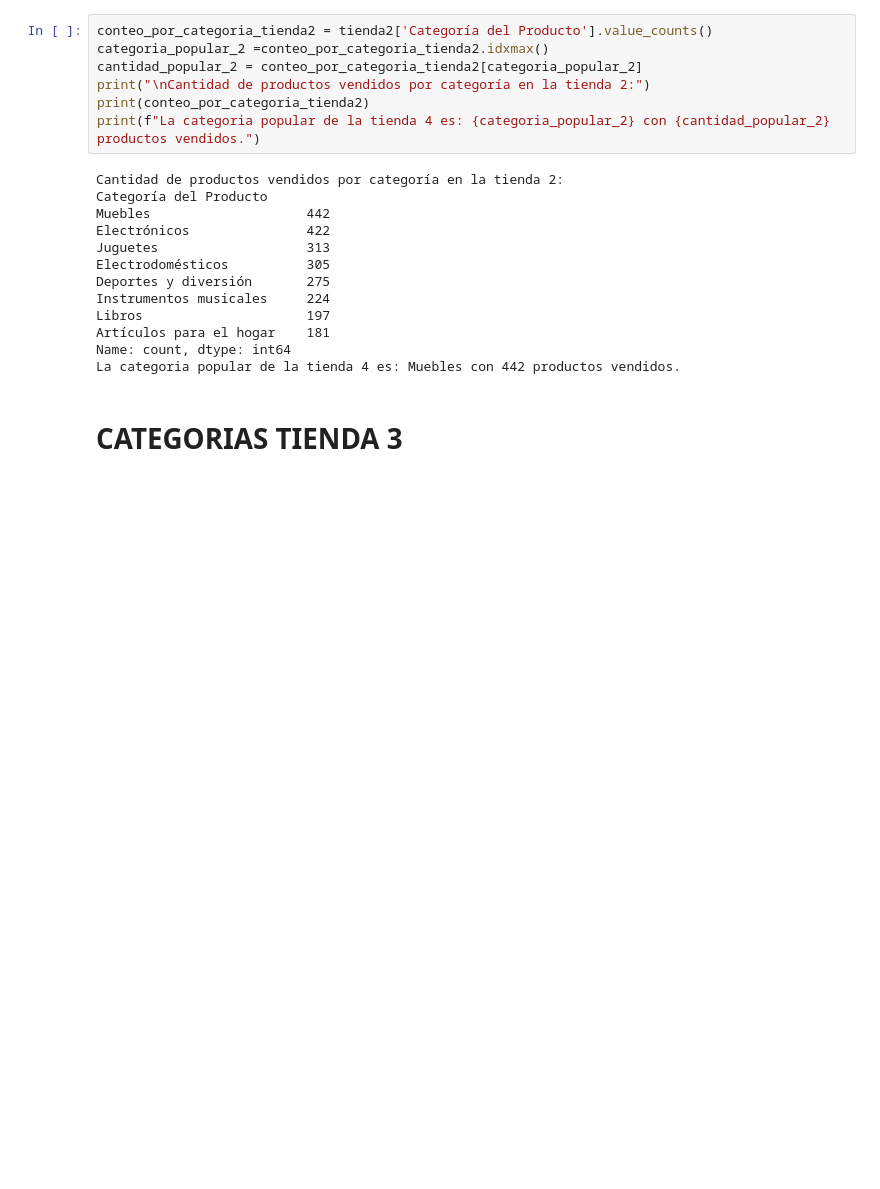
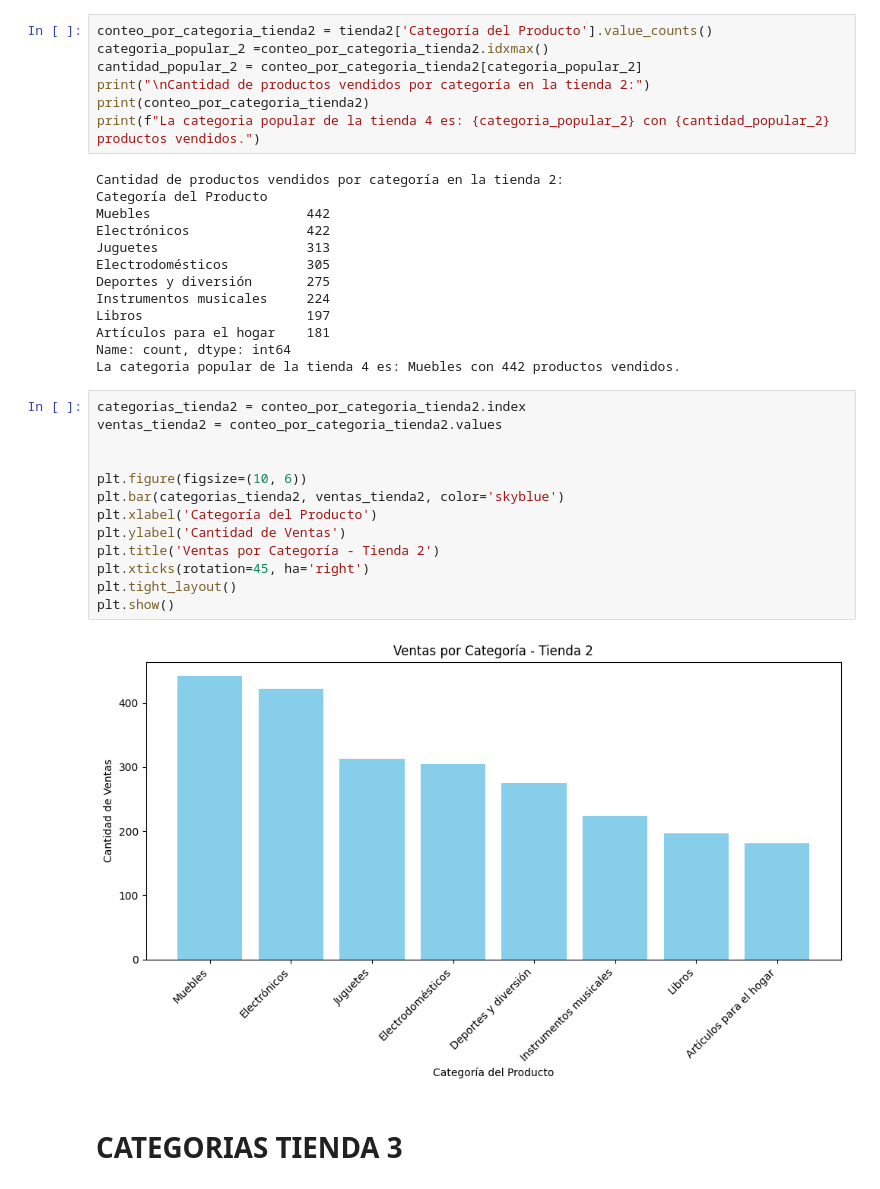
Before and after one commit to TWOD22/Alura-Store-Challenge, a Jupyter notebook: AluraStoreLatam.ipynb, the cells around one changed output. Saved outputs shown, nothing was run; the diff lists cells and outputs as text; blank space fills up the shorter version.

```diff
--- a/AluraStoreLatam.ipynb
+++ b/AluraStoreLatam.ipynb
@@ -120,6 +148,21 @@ Libros                     197
 Artículos para el hogar    181
 Name: count, dtype: int64
 La categoria popular de la tienda 4 es: Muebles con 442 productos vendidos.
+# %%
+categorias_tienda2 = conteo_por_categoria_tienda2.index
+ventas_tienda2 = conteo_por_categoria_tienda2.values
+
+
+plt.figure(figsize=(10, 6))
+plt.bar(categorias_tienda2, ventas_tienda2, color='skyblue')
+plt.xlabel('Categoría del Producto')
+plt.ylabel('Cantidad de Ventas')
+plt.title('Ventas por Categoría - Tienda 2')
+plt.xticks(rotation=45, ha='right')
+plt.tight_layout()
+plt.show()
+# %% [output]
+[figure, added]
 # %% [markdown]
 # CATEGORIAS TIENDA 3
 # %%
```
Also changed, not shown: parts of 10 cells of this notebook.
